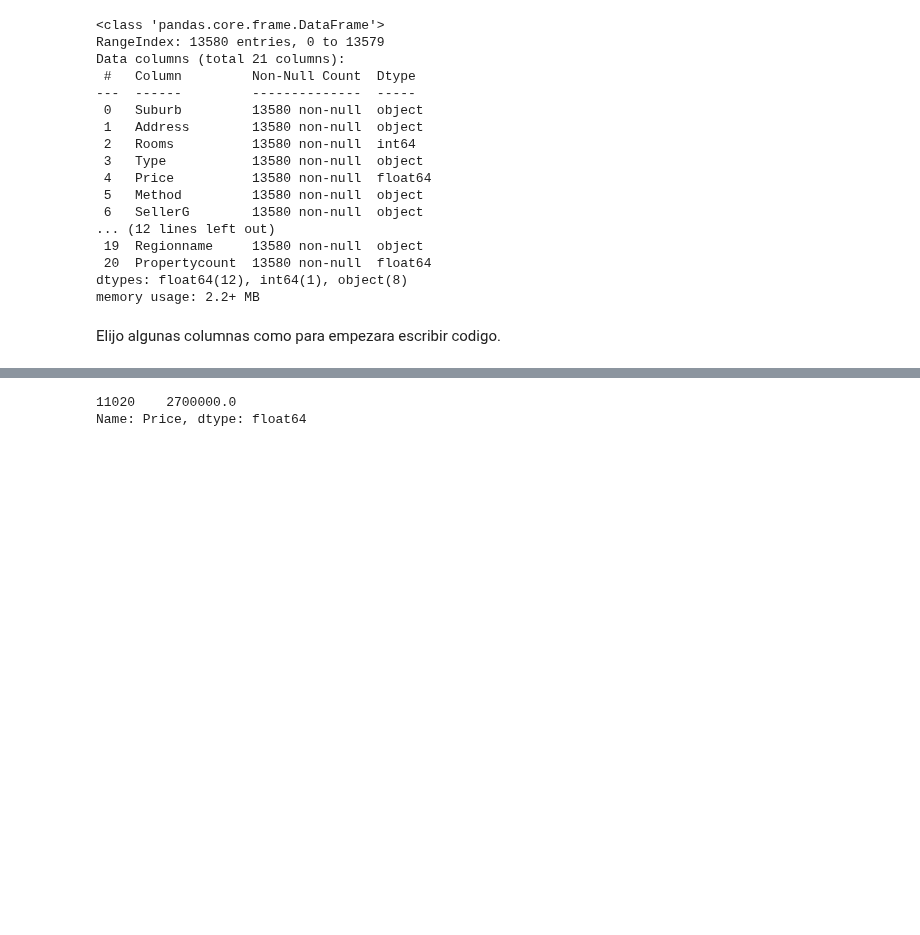
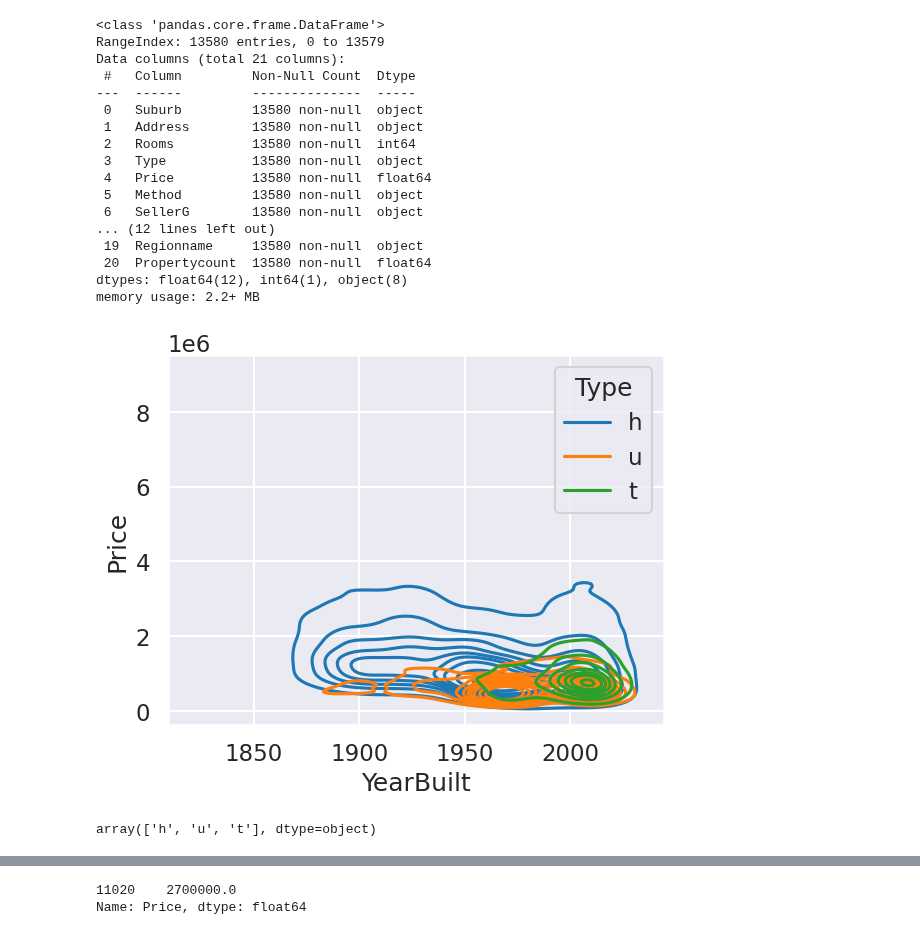
Before and after one commit to JeroFotinos/diplo_datos, a Jupyter notebook: Consignas_Entregable AEyC - Parte 1.ipynb, the cells around one changed output, grey strips where cells are left out. Drawn from its saved outputs; the diff is of its cells as text; code cells hidden in the pictures; blank space fills up the shorter version.

```diff
--- a/Consignas_Entregable AEyC - Parte 1.ipynb
+++ b/Consignas_Entregable AEyC - Parte 1.ipynb
@@ -276,5 +332,21 @@ Data columns (total 21 columns):
  20  Propertycount  13580 non-null  float64
 dtypes: float64(12), int64(1), object(8)
 memory usage: 2.2+ MB
-# %% [markdown]
-Elijo algunas columnas como para empezara  escribir codigo.
+# %%
+# let's see if there is any clear tendency for year built
+sns.set_style("darkgrid")
+sns.kdeplot(data=df_melb.loc[df_melb["YearBuilt"] > 1800], x="YearBuilt", y="Price", hue='Type')
+plt.show()
+# %% [output]
+[figure, added]
+# %%
+# Type:
+# - br - bedroom(s);
+# - h - house,cottage,villa, semi,terrace;
+# - u - unit, duplex;
+# - t - townhouse; dev site - development site;
+# - res - other residential.
+
+df_melb["Type"].unique()
+# %% [output]
+array(['h', 'u', 't'], dtype=object)
```
Also changed, not shown: parts of 39 cells of this notebook, 2 other files.
